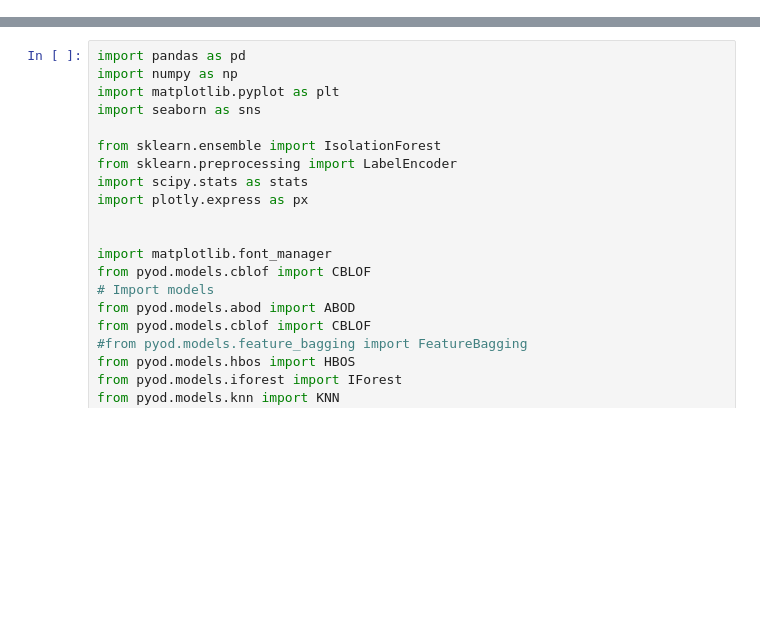
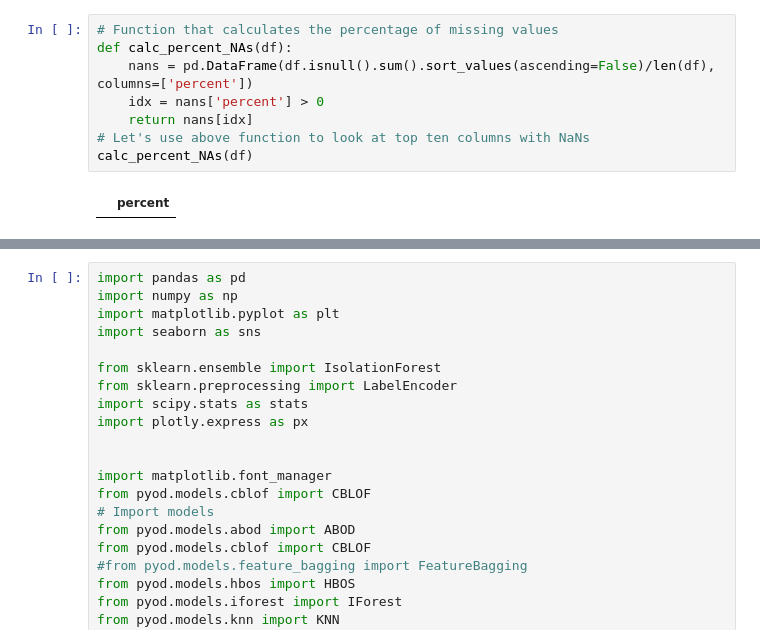
Before and after one commit to shivupoojar/Outlier-Detection-for-Puhatu-Monitoring-, a Jupyter notebook: puhatu_c1.ipynb, the cells around one changed output, grey strips where cells are left out. Saved outputs shown, nothing was run; the diff lists cells and outputs as text; blank space fills up the shorter version.

```diff
--- a/puhatu_c1.ipynb
+++ b/puhatu_c1.ipynb
@@ -56,0 +67,10 @@ df = df.head(2590)
+# %%
+# Function that calculates the percentage of missing values
+def calc_percent_NAs(df):
+    nans = pd.DataFrame(df.isnull().sum().sort_values(ascending=False)/len(df), columns=['percent'])
+    idx = nans['percent'] > 0
+    return nans[idx]
+# Let's use above function to look at top ten columns with NaNs
+calc_percent_NAs(df)
+# %% [output]
+|  | percent |
```
Also changed, not shown: parts of 12 cells of this notebook.
